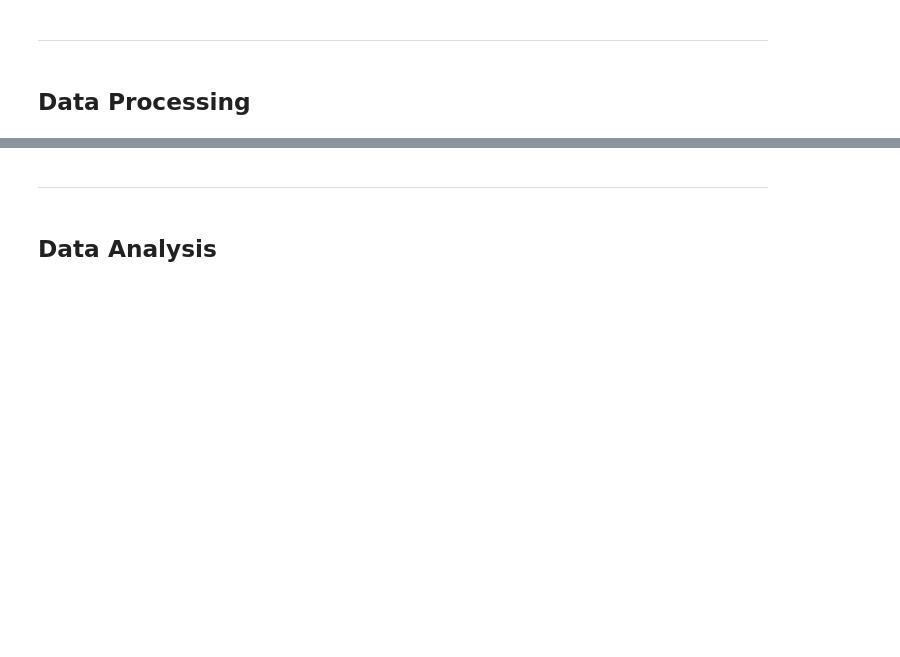
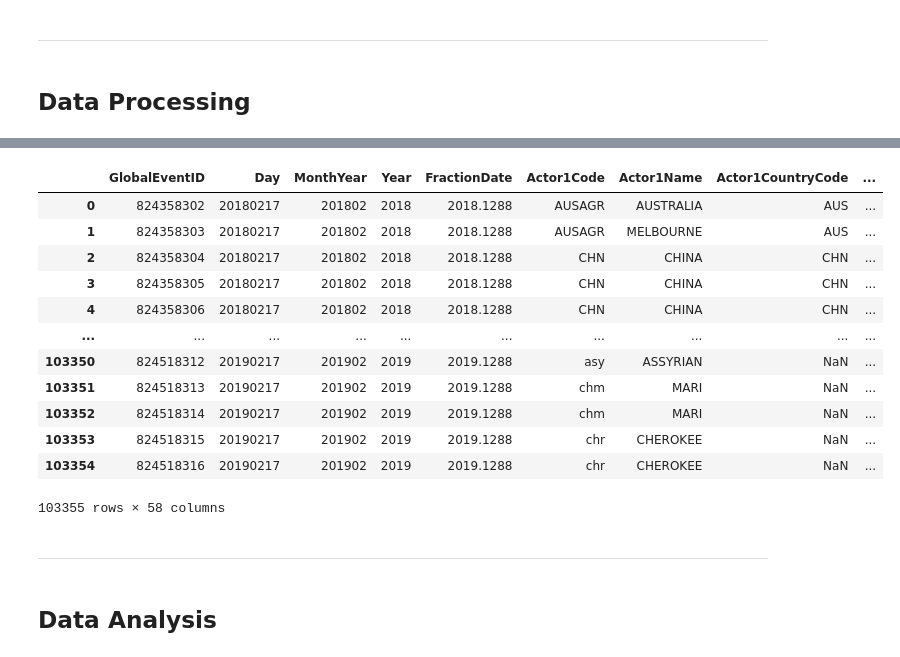
Before and after one commit to cs-muic/dm-2024-t1-pj-eda-honeybadgerlover645, a Jupyter notebook: eda-project.ipynb, the cells around one changed output, grey strips where cells are left out. Saved outputs shown, nothing was run; the diff lists cells and outputs as text; code cells hidden in the pictures; blank space fills up the shorter version.

```diff
--- a/eda-project.ipynb
+++ b/eda-project.ipynb
@@ -63,7 +65,7 @@ for y in range(19, 25):
             if d < 10:
                 d = "0" + str(d)
             try:
-                response = client.get_object("eda", "gdelt/20{0}/{1}/{2}.export.CSV.zip".format(y,m,d))
+                response = client.get_object("eda", "gdelt-parquet/20{0}/{1}/{2}.export.CSV.zip".format(y,m,d))
                 # Read data from response.
             except:
                 print("File doesn't exist!")
@@ -73,7 +75,7 @@ for y in range(19, 25):
                     )
                     print("Uploading file!")
                     result = client.put_object(
-                        "eda", "gdelt/20{0}/{1}/{2}.export.CSV.zip".format(y,m,d), data, length=-1, part_size=10*1024*1024,
+                        "eda", "gdelt-parquet/20{0}/{1}/{2}.export.CSV.zip".format(y,m,d), data, length=-1, part_size=10*1024*1024,
                     )
                     print(
                         "created {0} object; etag: {1}, version-id: {2}".format(
@@ -157,0 +227,32 @@ No changes to make.
+# %%
+for y in range(19, 25):
+    for m in range(1, 13):
+        if m < 10:
+            m = "0" + str(m)
+        for d in range(1, 32):
+            if d < 10:
+                d = "0" + str(d)
+            try:
+                response = client.get_object("eda", "gdelt-parquet/20{0}/{1}/{2}.snappy.parquet".format(y,m,d))
+                # Read data from response.
+            except:
+                print("File doesn't exist! 20{0}/{1}/{2}".format(y,m,d))
+                try:
+                    response = client.get_object("eda", "gdelt/20{0}/{1}/{2}.export.CSV.zip".format(y,m,d))
+                    client.fget_object("eda", "gdelt/20{0}/{1}/{2}.export.CSV.zip".format(y,m,d),
+                                       "./data/gdelt/20{0}{1}{2}.export.CSV.zip".format(y,m,d))
+                    with zipfile.ZipFile("./data/gdelt/20{0}{1}{2}.export.CSV.zip".format(y,m,d),"r") as zip_ref:
+                        zip_ref.extractall("./data/gdelt/temp")
+                    data = pd.read_csv("./data/gdelt/temp/20{0}{1}{2}.export.CSV".format(y,m,d), sep='\t', header=None, names=gdelt_headers.keys(), dtype=gdelt_headers, on_bad_lines='warn')
+                    result = client.put_object(
+                        "eda", "gdelt-parquet/20{0}/{1}/{2}.snappy.parquet".format(y,m,d), io.BytesIO(data.to_parquet(compression='snappy')), length=-1, part_size=10*1024*1024,
+                    )
+                    print(
+                        "created {0} object; etag: {1}, version-id: {2}".format(
+                            result.object_name, result.etag, result.version_id,
+                        ),
+                    )
+                    os.remove("./data/gdelt/temp/20{0}{1}{2}.export.CSV".format(y,m,d))
+                    os.remove("./data/gdelt/20{0}{1}{2}.export.CSV.zip".format(y,m,d))
+                except:
+                    print("This date does not exist!!!")
@@ -158,3 +277,19 @@ No changes to make.
+# %%
+data
+# %% [output]
+|  | GlobalEventID | Day | MonthYear | Year | FractionDate | Actor1Code | Actor1Name | Actor1CountryCode | ... |
+| 0 | 824358302 | 20180217 | 201802 | 2018 | 2018.1288 | AUSAGR | AUSTRALIA | AUS | ... |
+| 1 | 824358303 | 20180217 | 201802 | 2018 | 2018.1288 | AUSAGR | MELBOURNE | AUS | ... |
+| 2 | 824358304 | 20180217 | 201802 | 2018 | 2018.1288 | CHN | CHINA | CHN | ... |
+| 3 | 824358305 | 20180217 | 201802 | 2018 | 2018.1288 | CHN | CHINA | CHN | ... |
+| 4 | 824358306 | 20180217 | 201802 | 2018 | 2018.1288 | CHN | CHINA | CHN | ... |
+| ... | ... | ... | ... | ... | ... | ... | ... | ... | ... |
+| 103350 | 824518312 | 20190217 | 201902 | 2019 | 2019.1288 | asy | ASSYRIAN | NaN | ... |
+| 103351 | 824518313 | 20190217 | 201902 | 2019 | 2019.1288 | chm | MARI | NaN | ... |
+| 103352 | 824518314 | 20190217 | 201902 | 2019 | 2019.1288 | chm | MARI | NaN | ... |
+| 103353 | 824518315 | 20190217 | 201902 | 2019 | 2019.1288 | chr | CHEROKEE | NaN | ... |
+| 103354 | 824518316 | 20190217 | 201902 | 2019 | 2019.1288 | chr | CHEROKEE | NaN | ... |
+103355 rows × 58 columns
 # %% [markdown]
 ----------------------
 # %% [markdown]
```
Also changed, not shown: parts of 6 cells of this notebook.
